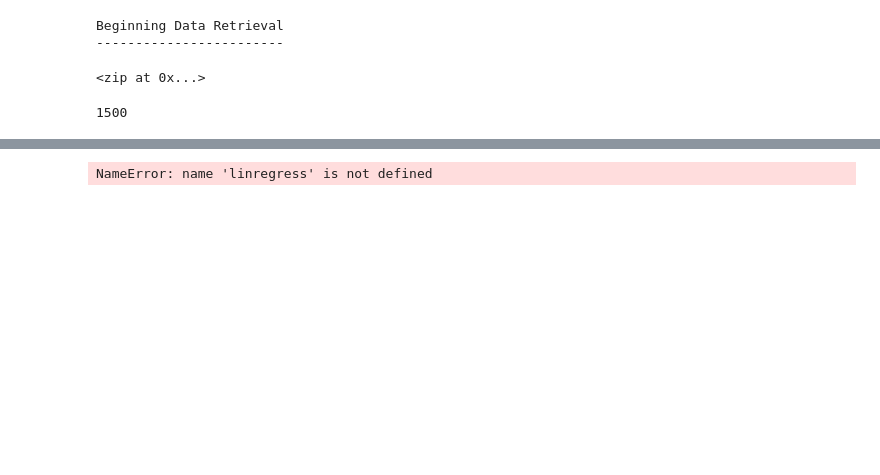
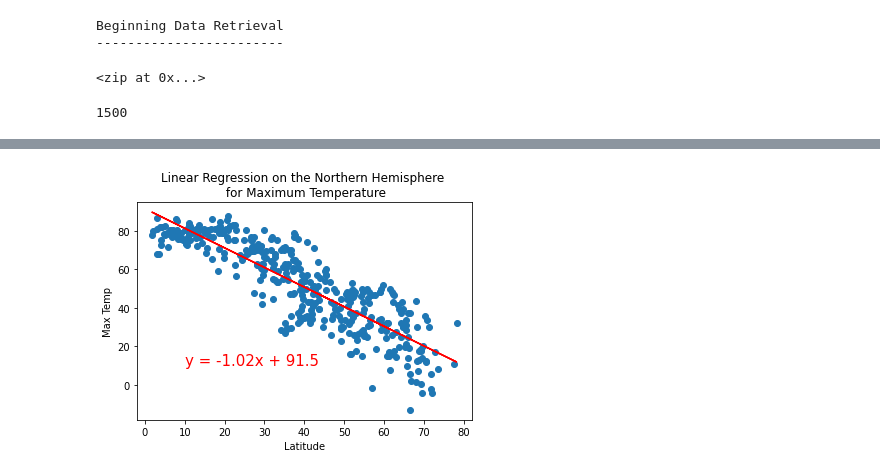
Before and after one commit to zborglin/World_Weather_Analysis, a Jupyter notebook: WeatherPy.ipynb, the cells around one changed output, grey strips where cells are left out. Cells and saved outputs as stored; diff of their text form; code cells hidden in the pictures; blank space fills up the shorter version.

Commit message:
Added several linear regression plots to study effect of latitude on various weather attributes

```diff
--- a/WeatherPy.ipynb
+++ b/WeatherPy.ipynb
@@ -266,6 +267,7 @@ def plot_linear_regression(x_values, y_values, title, y_label, text_coordinates)
     # Annotate the text for the line equation
     plt.annotate(line_eq, text_coordinates, fontsize=15, color="red")
     plt.xlabel('Latitude')
+    plt.title(title)
     plt.ylabel(y_label)
     plt.show()
 # %%
@@ -283,9 +285,8 @@ northern_hemi_df.head()
 # %%
 # Linear regression on the northern hemisphere
 x_values = northern_hemi_df["Lat"]
 y_values = northern_hemi_df["Max Temp"]
 # Call the function.
-plot_linear_regression(x_values, y_values,
-                      'Linear Regression on the Northern Hemisphere \n for Maximum Temperature', 'Max Temp', (10,40))
+plot_linear_regression(x_values, y_values,'Linear Regression on the Northern Hemisphere \n for Maximum Temperature', 'Max Temp', (10,10))
 # %% [output]
-NameError: name 'linregress' is not defined
+[figure, added]
```
Also changed, not shown: parts of 18 cells of this notebook, 5 other files.
